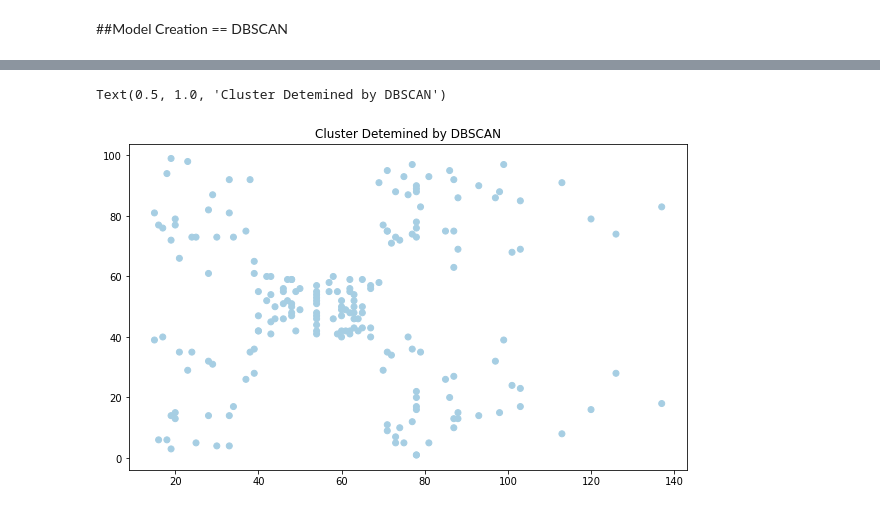
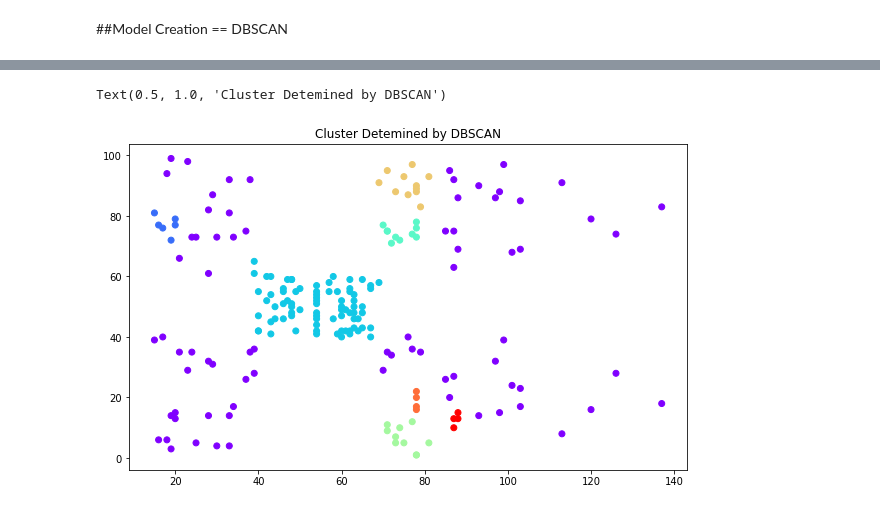
Before and after one commit to asis4911/DBSCAN_KMEANS_Clustering, a Jupyter notebook: My_Kmeans.ipynb, the cells around one changed output, grey strips where cells are left out. Saved outputs shown, nothing was run; the diff lists cells and outputs as text; code cells hidden in the pictures.

```diff
--- a/My_Kmeans.ipynb
+++ b/My_Kmeans.ipynb
@@ -142,6 +142,6 @@ plt.show()
 # %%
 from sklearn.cluster import DBSCAN
 # %%
-db = DBSCAN(eps=0.5,min_samples=20)
+db = DBSCAN(eps=5,min_samples=4)
 db.fit(X)
 # %% [output]
@@ -152,7 +167,7 @@ y_db = db.fit_predict(X)
 # %%
 plt.figure(figsize=(10,6))
-plt.scatter(X[:,0],X[:,1],c=y_db,cmap='Paired')
+plt.scatter(X[:,0],X[:,1],c=y_db,cmap='rainbow')
 plt.title('Cluster Detemined by DBSCAN')
 # %% [output]
 Text(0.5, 1.0, 'Cluster Detemined by DBSCAN')
-[figure, old version]
+[figure, new version]
```
Also changed, not shown: parts of 7 cells of this notebook.
